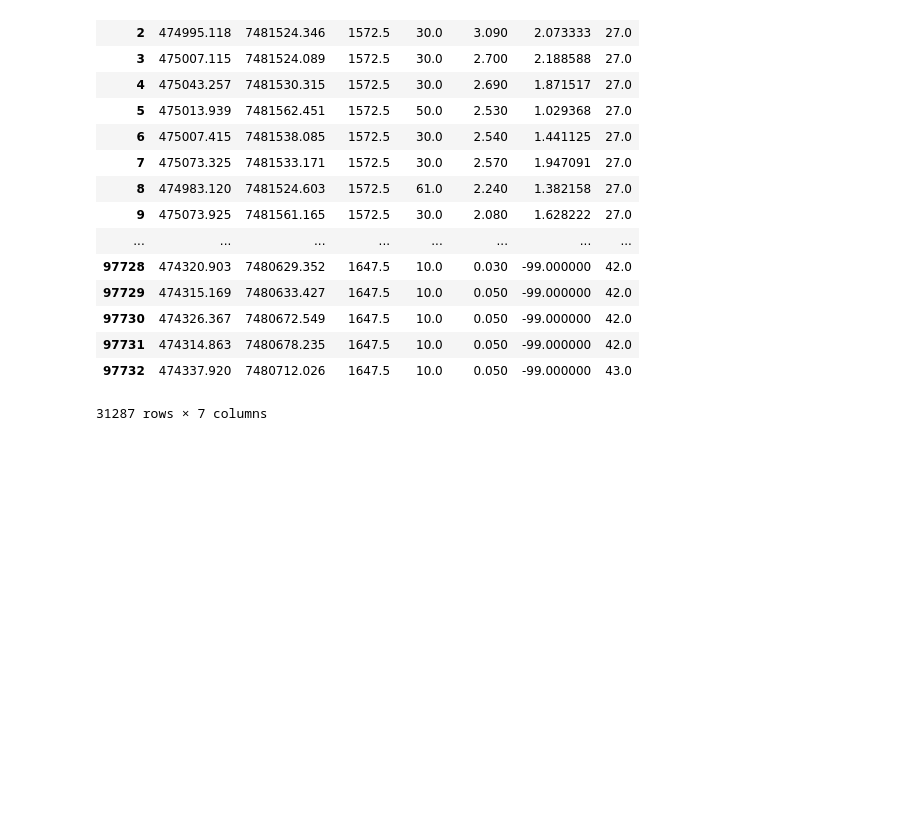
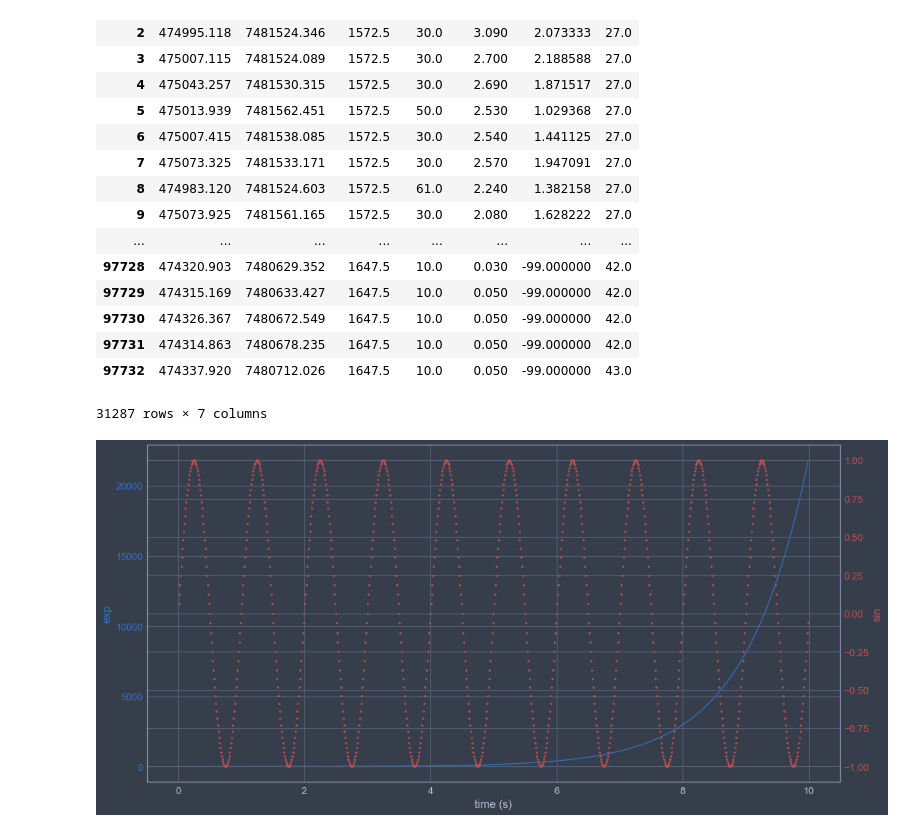
Before and after one commit to jpmerlet/gp_spc, a Jupyter notebook: code_git/f1_gp_ok.ipynb, the cells around one changed output. Drawn from its saved outputs; the diff is of its cells as text; code cells hidden in the pictures; blank space fills up the shorter version.

```diff
--- a/code_git/f1_gp_ok.ipynb
+++ b/code_git/f1_gp_ok.ipynb
@@ -388,5 +452,47 @@ estimacion_filtrada
 | 97731 | 474314.863 | 7480678.235 | 1647.5 | 10.0 | 0.050 | -99.000000 | 42.0 |
 | 97732 | 474337.920 | 7480712.026 | 1647.5 | 10.0 | 0.050 | -99.000000 | 43.0 |
 31287 rows × 7 columns
+# %%
+"""
+===========================
+Plots with different scales
+===========================
+
+Demonstrate how to do two plots on the same axes with different left and
+right scales.
+
+The trick is to use *two different axes* that share the same *x* axis.
+You can use separate `matplotlib.ticker` formatters and locators as
+desired since the two axes are independent.
+
+Such axes are generated by calling the `Axes.twinx` method.  Likewise,
+`Axes.twiny` is available to generate axes that share a *y* axis but
+have different top and bottom scales.
+
+The twinx and twiny methods are also exposed as pyplot functions.
+
+"""
+
+import numpy as np
+import matplotlib.pyplot as plt
+
+fig, ax1 = plt.subplots()
+t = np.arange(0.01, 10.0, 0.01)
+s1 = np.exp(t)
+ax1.plot(t, s1, 'b-')
+ax1.set_xlabel('time (s)')
+# Make the y-axis label, ticks and tick labels match the line color.
+ax1.set_ylabel('exp', color='b')
+ax1.tick_params('y', colors='b')
+
+ax2 = ax1.twinx()
+s2 = np.sin(2 * np.pi * t)
+ax2.plot(t, s2, 'r.')
+ax2.set_ylabel('sin', color='r')
+ax2.tick_params('y', colors='r')
+
+plt.show()
+# %% [output]
+[figure, added]
 # %%
 # esta linea solo es para ver si se actualiza en GitHub
```
Also changed, not shown: parts of 5 cells of this notebook, 2 other files.
